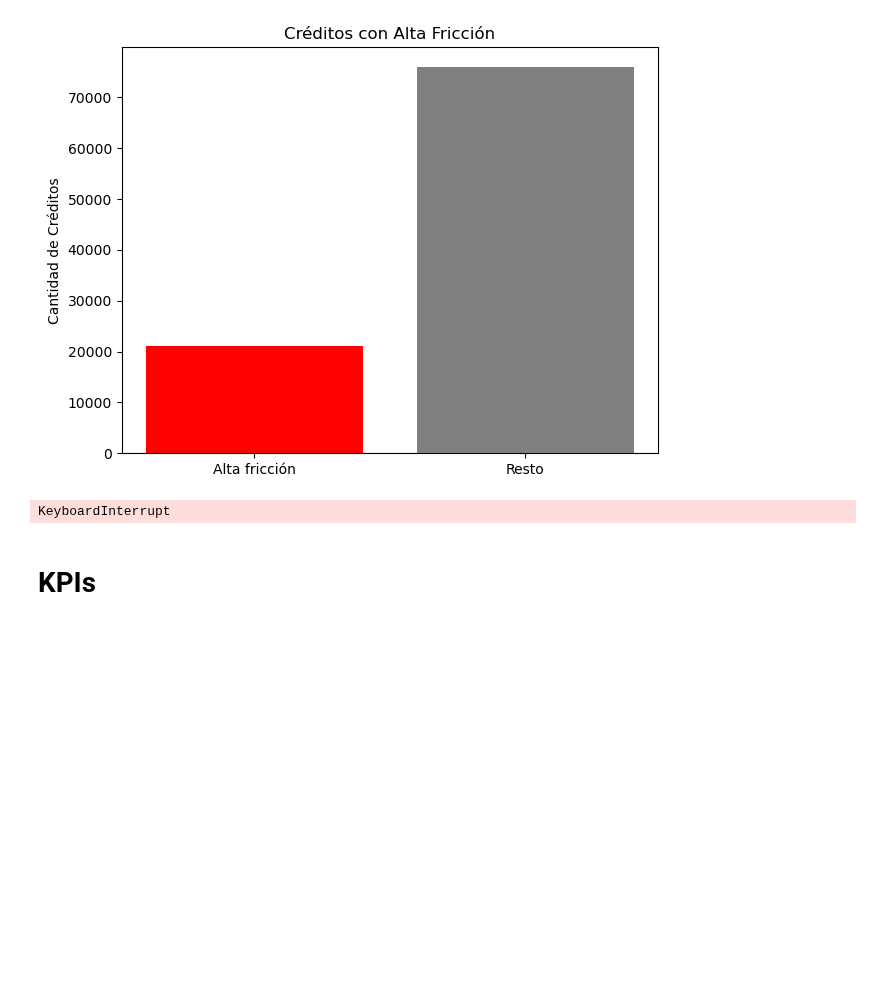
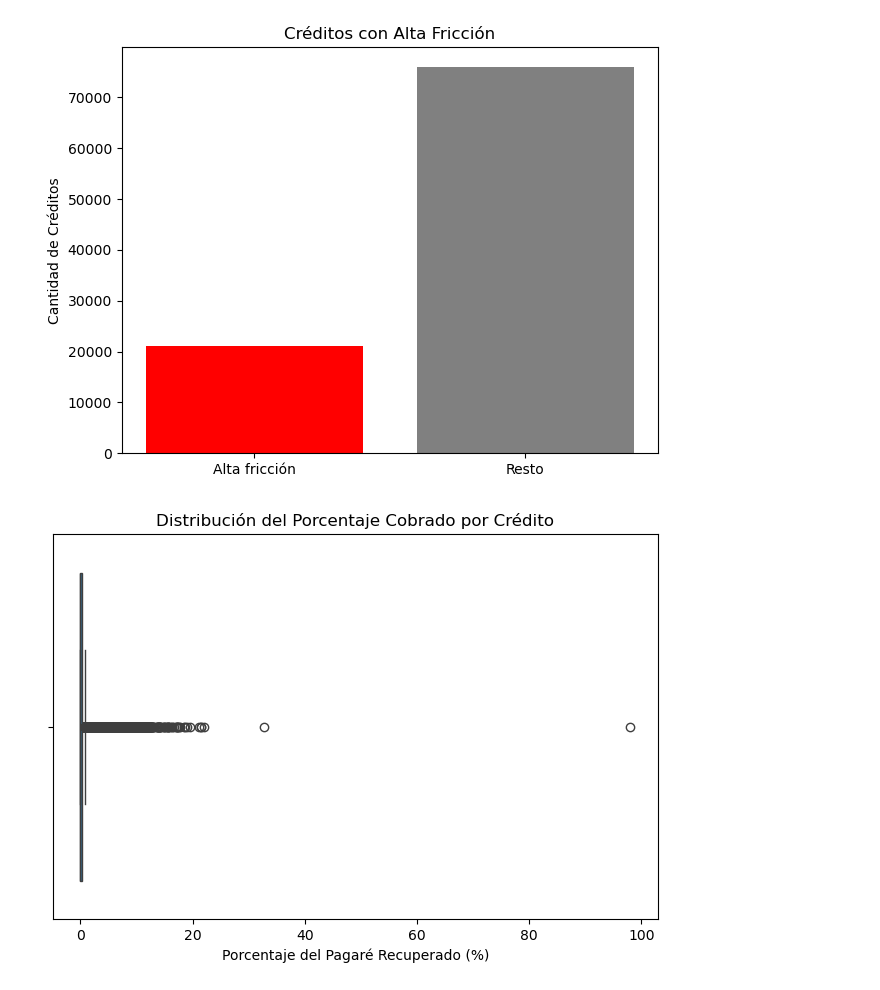
Before and after one commit to allfunso/Qubitos-Datathon, a Jupyter notebook: analysis.ipynb, the cells around one changed output. Cells and saved outputs as stored; diff of their text form; code cells hidden in the pictures; blank space fills up the shorter version.

```diff
--- a/analysis.ipynb
+++ b/analysis.ipynb
@@ -232,16 +232,22 @@ plt.show()
 [figure]
 # %%
 import seaborn as sns
-###HACER BIEN
-cobros_por_credito = grupo_cliente['montoCobrado'].sum().reset_index()
-sns.boxplot(x=cobros_por_credito['montoCobrado'])
-plt.title('Distribución del Monto Cobrado por Crédito')
-plt.xlabel('Monto Total Cobrado')
+import matplotlib.pyplot as plt
+
+# Calcular el monto cobrado total y el monto exigible total por crédito
+cobros_por_credito = grupo_cliente.agg({
+    'montoCobrado': 'sum',
+    'montoExigible': 'first'  # o 'max' si puede cambiar
+}).reset_index()
+
+# Agregar columna de porcentaje cobrado
+cobros_por_credito['porcentaje_cobrado'] = cobros_por_credito['montoCobrado'] / cobros_por_credito['montoExigible'] /6
+
+# Boxplot del porcentaje cobrado
+sns.boxplot(x=cobros_por_credito['porcentaje_cobrado'])
+plt.title('Distribución del Porcentaje Cobrado por Crédito')
+plt.xlabel('Porcentaje del Pagaré Recuperado (%)')
 plt.tight_layout()
 plt.show()
-
-# Yo digo que lo mejor sería que nos basemos del porcentual con base al pagaré, ya que por monto es subjetivo en base al capital pedido
 # %% [output]
-KeyboardInterrupt
+[figure, added]
-# %% [markdown]
-# KPIs #
```
Also changed, not shown: parts of 6 cells of this notebook.
